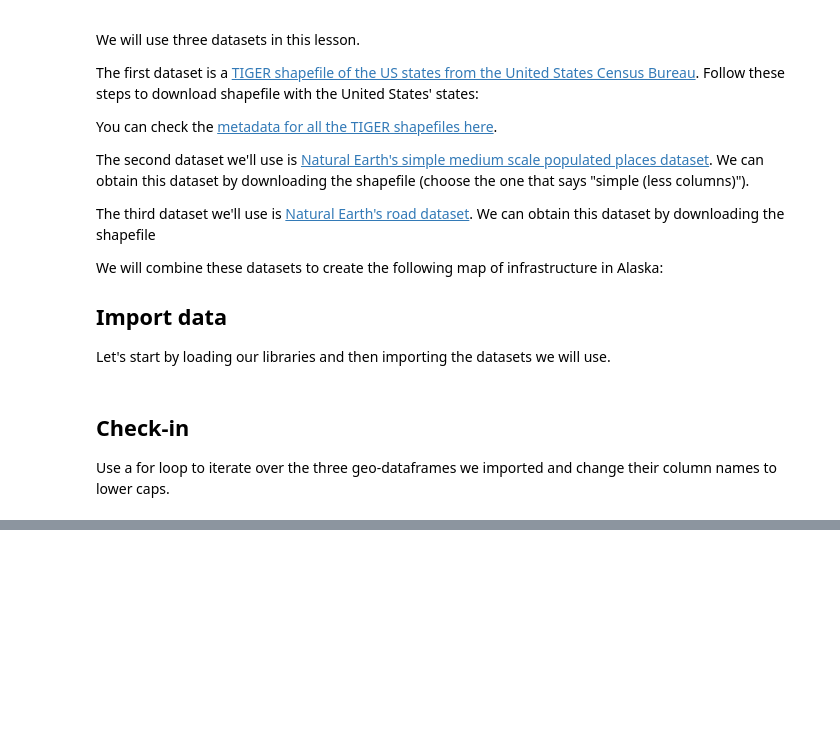
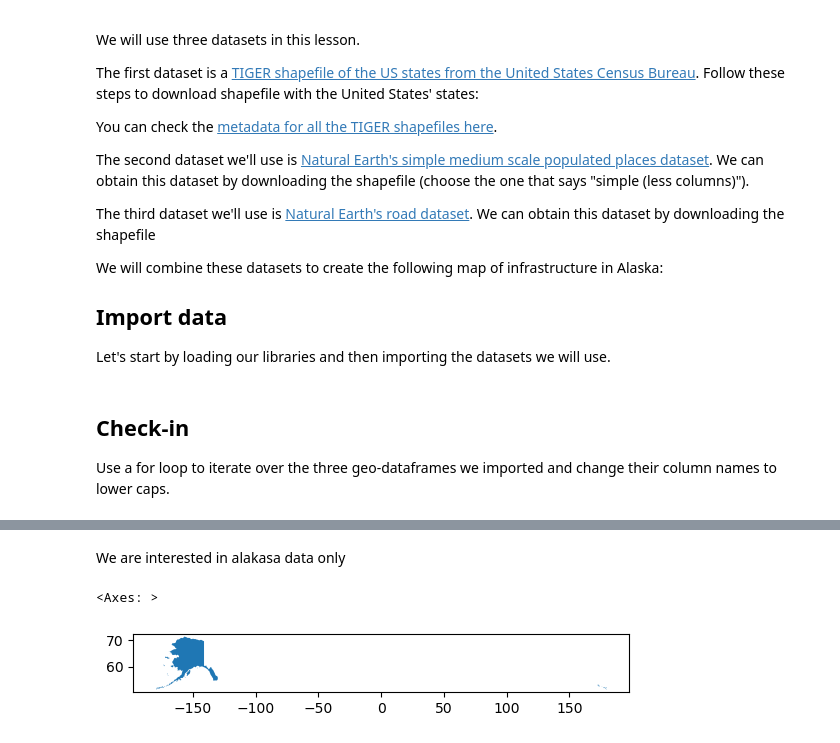
Before and after one commit to austinmartinez12/eds220-2025-in-class, a Jupyter notebook: week7/week7-clipping.ipynb, the cells around one changed output, grey strips where cells are left out. Saved outputs shown, nothing was run; the diff lists cells and outputs as text; code cells hidden in the pictures; blank space fills up the shorter version.

```diff
--- a/week7/week7-clipping.ipynb
+++ b/week7/week7-clipping.ipynb
@@ -58,0 +74,8 @@ for df in dfs:
+# %% [markdown]
+We are interested in alakasa data only
+# %%
+alaska = states[states.name =='Alaska']
+alaska.plot()
+# %% [output]
+<Axes: >
+[figure, added]
```
Also changed, not shown: parts of 33 cells of this notebook.
